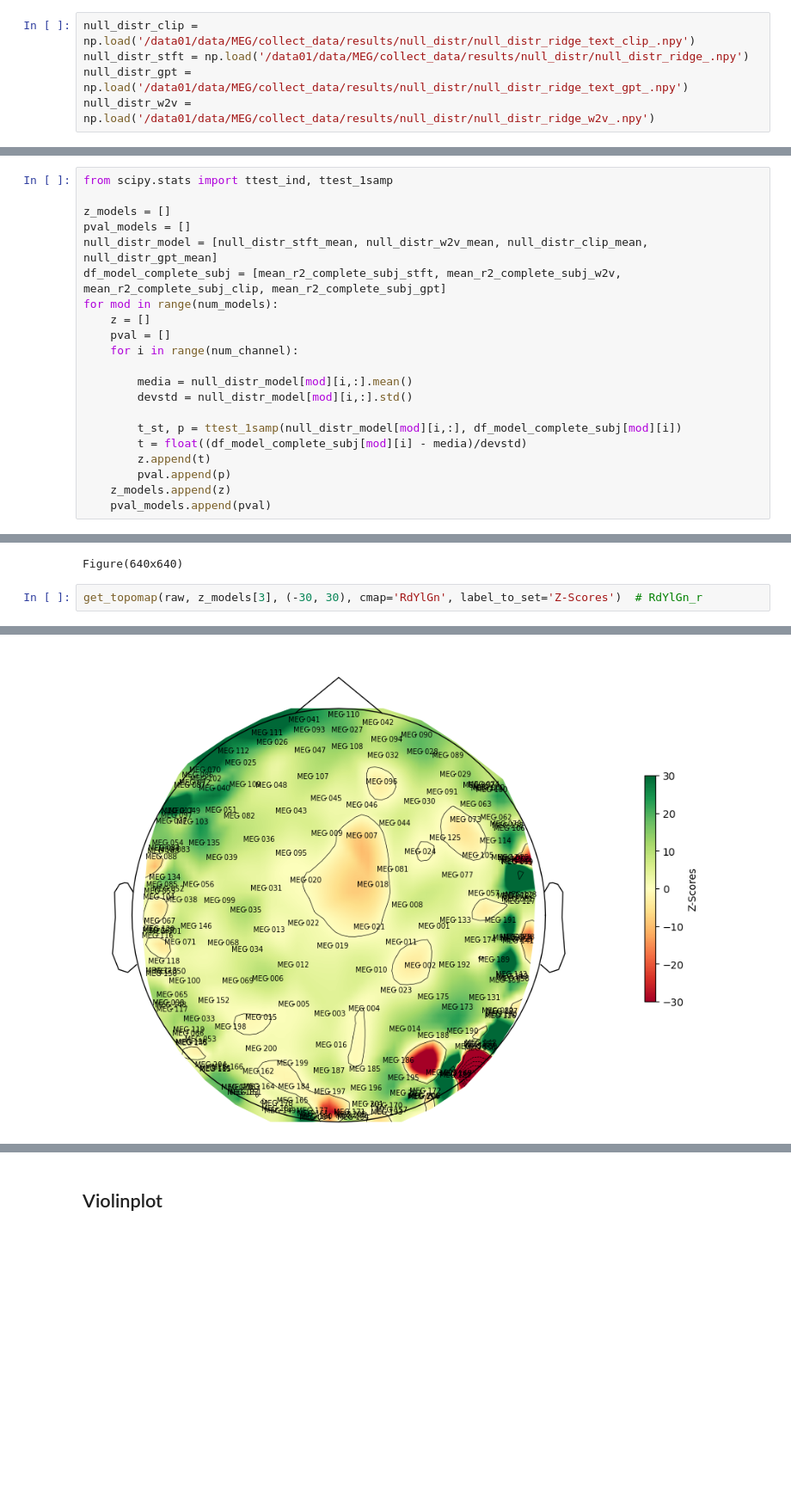
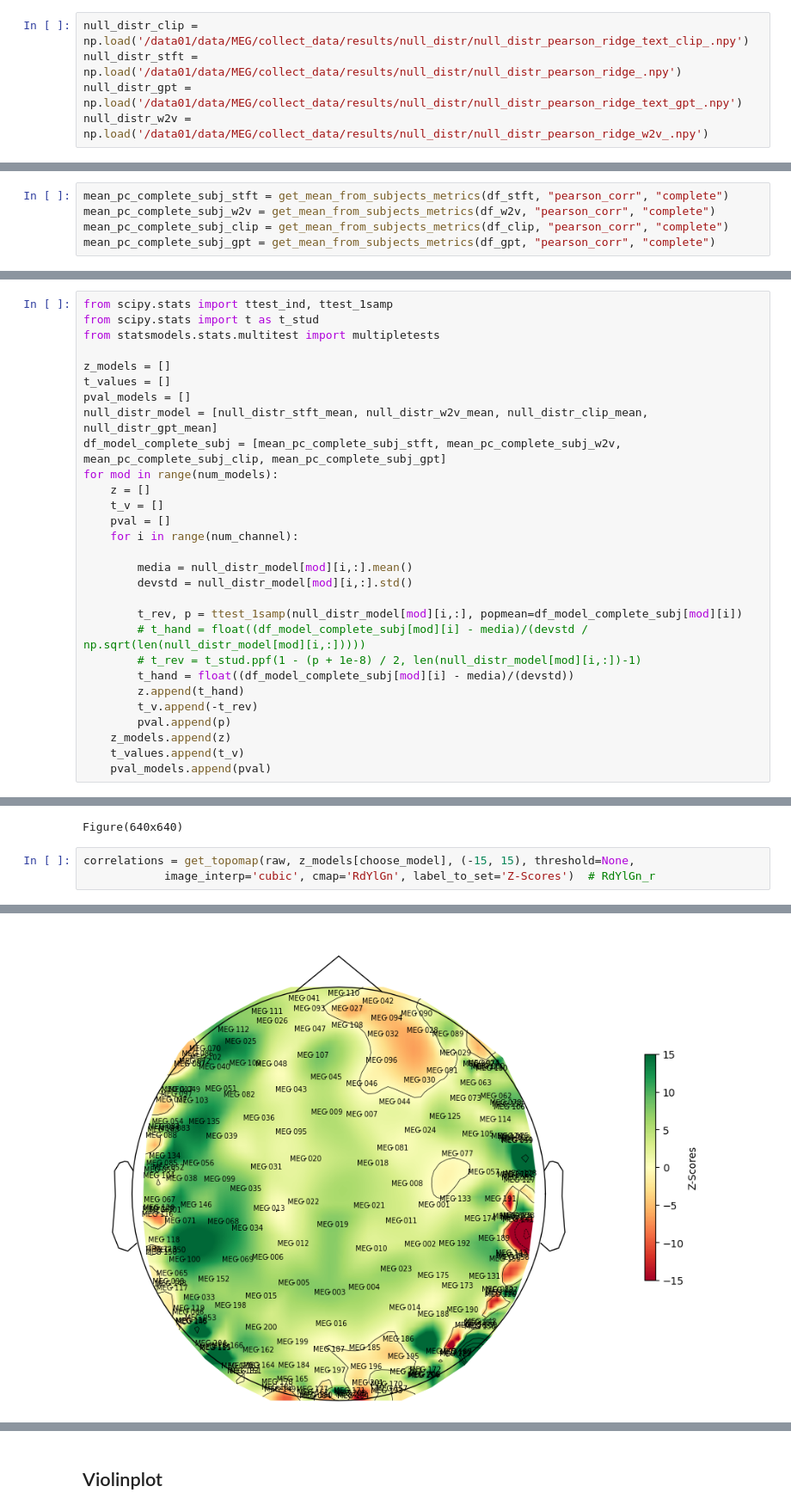
Before and after one commit to mattciff5/spect-to-meg, a Jupyter notebook: code/run_comparison2.ipynb, the cells around one changed output, grey strips where cells are left out. Shown at 86% size. Saved outputs shown, nothing was run; the diff lists cells and outputs as text; blank space fills up the shorter version.

Commit message:
CLAP & Z threshold maps

```diff
--- a/code/run_comparison2.ipynb
+++ b/code/run_comparison2.ipynb
@@ -27,10 +27,10 @@ df_stft
 | 8319 | subject_09 | beta | 207 | 0.004203 | 1.766673e-05 | 67.047654 | 6.093857 | 0.255220 | 1.490113 |
 8320 rows × 9 columns
 # %%
-null_distr_clip = np.load('/data01/data/MEG/collect_data/results/null_distr/null_distr_ridge_text_clip_.npy')
-null_distr_stft = np.load('/data01/data/MEG/collect_data/results/null_distr/null_distr_ridge_.npy')
-null_distr_gpt = np.load('/data01/data/MEG/collect_data/results/null_distr/null_distr_ridge_text_gpt_.npy')
-null_distr_w2v = np.load('/data01/data/MEG/collect_data/results/null_distr/null_distr_ridge_w2v_.npy')
+null_distr_clip = np.load('/data01/data/MEG/collect_data/results/null_distr/null_distr_pearson_ridge_text_clip_.npy')
+null_distr_stft = np.load('/data01/data/MEG/collect_data/results/null_distr/null_distr_pearson_ridge_.npy')
+null_distr_gpt = np.load('/data01/data/MEG/collect_data/results/null_distr/null_distr_pearson_ridge_text_gpt_.npy')
+null_distr_w2v = np.load('/data01/data/MEG/collect_data/results/null_distr/null_distr_pearson_ridge_w2v_.npy')
 # %%
 def get_mean_from_subjects_metrics(df, column, band):
     values_to_mean = []
@@ -48,6 +48,11 @@ mean_r2_complete_subj_stft = get_mean_from_subjects_metrics(df_stft, "modified_r
 mean_r2_complete_subj_w2v = get_mean_from_subjects_metrics(df_w2v, "modified_r2", "complete")
 mean_r2_complete_subj_clip = get_mean_from_subjects_metrics(df_clip, "modified_r2", "complete")
 mean_r2_complete_subj_gpt = get_mean_from_subjects_metrics(df_gpt, "modified_r2", "complete")
+# %%
+mean_pc_complete_subj_stft = get_mean_from_subjects_metrics(df_stft, "pearson_corr", "complete")
+mean_pc_complete_subj_w2v = get_mean_from_subjects_metrics(df_w2v, "pearson_corr", "complete")
+mean_pc_complete_subj_clip = get_mean_from_subjects_metrics(df_clip, "pearson_corr", "complete")
+mean_pc_complete_subj_gpt = get_mean_from_subjects_metrics(df_gpt, "pearson_corr", "complete")
 # %%
 mean_r2_complete_subj = get_mean_from_subjects_metrics(df_stft, "modified_r2", "complete")
 mean_r2_delta_subj = get_mean_from_subjects_metrics(df_stft, "modified_r2", "delta")
@@ -209,21 +210,29 @@ torch.Size([208])
 # %%
 from scipy.stats import ttest_ind, ttest_1samp
+from scipy.stats import t as t_stud
+from statsmodels.stats.multitest import multipletests
 
 z_models = []
+t_values = []
 pval_models = []
 null_distr_model = [null_distr_stft_mean, null_distr_w2v_mean, null_distr_clip_mean, null_distr_gpt_mean]
-df_model_complete_subj = [mean_r2_complete_subj_stft, mean_r2_complete_subj_w2v, mean_r2_complete_subj_clip, mean_r2_complete_subj_gpt]
+df_model_complete_subj = [mean_pc_complete_subj_stft, mean_pc_complete_subj_w2v, mean_pc_complete_subj_clip, mean_pc_complete_subj_gpt]
 for mod in range(num_models):
     z = []
+    t_v = []
     pval = []
     for i in range(num_channel):
 
         media = null_distr_model[mod][i,:].mean()
         devstd = null_distr_model[mod][i,:].std()
 
-        t_st, p = ttest_1samp(null_distr_model[mod][i,:], df_model_complete_subj[mod][i])
-        t = float((df_model_complete_subj[mod][i] - media)/devstd)
-        z.append(t)
+        t_rev, p = ttest_1samp(null_distr_model[mod][i,:], popmean=df_model_complete_subj[mod][i])
+        # t_hand = float((df_model_complete_subj[mod][i] - media)/(devstd / np.sqrt(len(null_distr_model[mod][i,:]))))
+        # t_rev = t_stud.ppf(1 - (p + 1e-8) / 2, len(null_distr_model[mod][i,:])-1)
+        t_hand = float((df_model_complete_subj[mod][i] - media)/(devstd))
+        z.append(t_hand)
+        t_v.append(-t_rev)
         pval.append(p)
     z_models.append(z)
+    t_values.append(t_v)
     pval_models.append(pval)
@@ -280,8 +307,9 @@ NOTE: pick_types() is a legacy function. New code should use inst.pick(...).
 [figure]
 Figure(640x640)
 # %%
-get_topomap(raw, z_models[3], (-30, 30), cmap='RdYlGn', label_to_set='Z-Scores')  # RdYlGn_r
+correlations = get_topomap(raw, z_models[choose_model], (-15, 15), threshold=None,
+            image_interp='cubic', cmap='RdYlGn', label_to_set='Z-Scores')  # RdYlGn_r
 # %% [output]
 meg_channel_positions.shape:  (208, 2)
 correlations.shape:  (208,)
-[figure, old version]
+[figure, new version]
```
Also changed, not shown: parts of 16 cells of this notebook, 4 other files.
